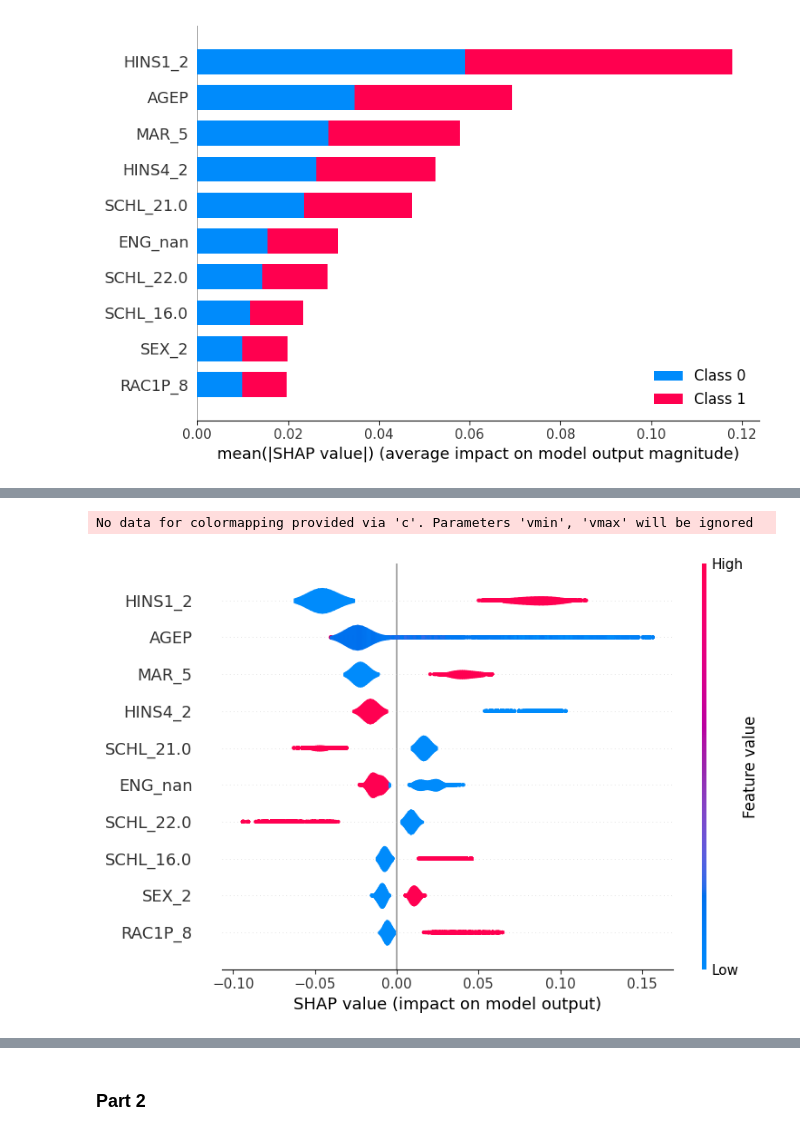
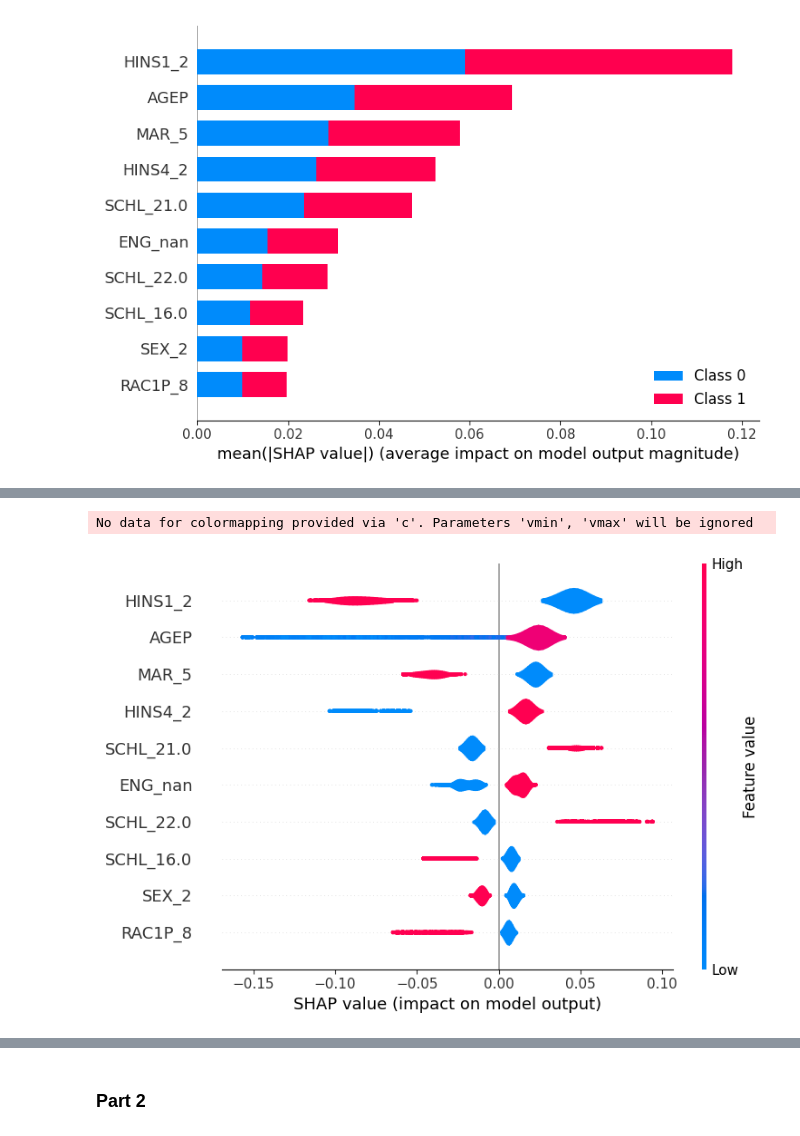
Before and after one commit to jorgedelpozolerida/-KDS_AlgorithmicFairness, a Jupyter notebook: Assignment1/assignment1.ipynb, the cells around one changed output, grey strips where cells are left out. Cells and saved outputs as stored; diff of their text form; code cells hidden in the pictures.

Commit message:
fix SHAP

```diff
--- a/Assignment1/assignment1.ipynb
+++ b/Assignment1/assignment1.ipynb
@@ -579,10 +579,10 @@ sns.barplot(data=not_0, x="weights", y="column_names", errorbar="sd")
 # %%
 explainer_rf = shap.TreeExplainer(rf_model)
 shap_values_rf = explainer_rf.shap_values(X_test)
-shap.summary_plot(shap_values_rf[0], X_test, feature_names=data.columns, max_display = 10, plot_type='violin')
+shap.summary_plot(shap_values_rf[1], X_test, feature_names=data.columns, max_display = 10, plot_type='violin')
 # %% [output]
 No data for colormapping provided via 'c'. Parameters 'vmin', 'vmax' will be ignored
-[figure, old version]
+[figure, new version]
 # %%
 choosen_instance = X_test.loc[[309375]]
 shap_values = explainer_rf.shap_values(choosen_instance)
```
Also changed, not shown: parts of 1 cell of this notebook, 3 other files.
